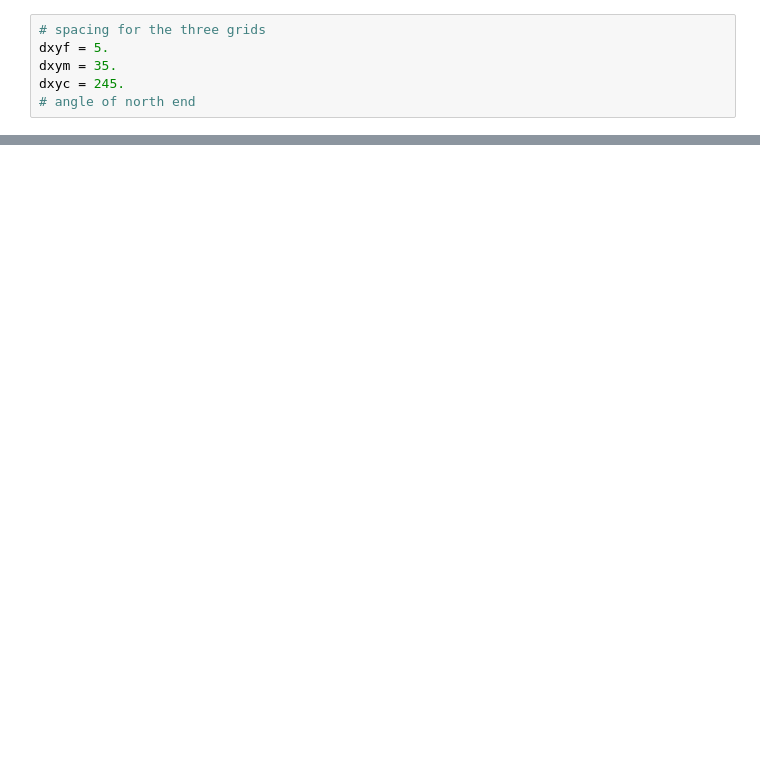
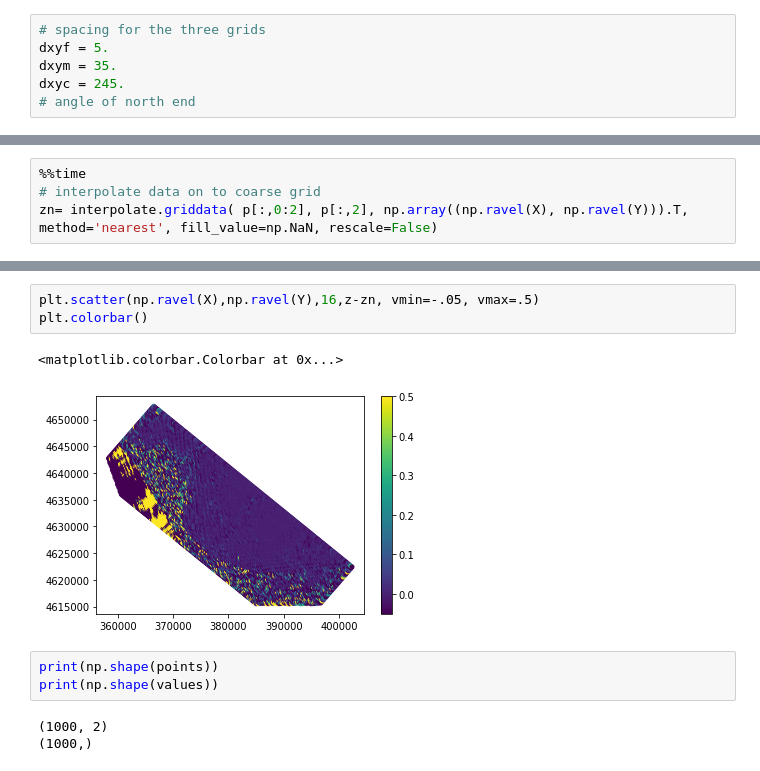
Before and after one commit to csherwood-usgs/CCBay, a Jupyter notebook: CCBay_grid_test.ipynb, the cells around one changed output, grey strips where cells are left out. Cells and saved outputs as stored; diff of their text form; blank space fills up the shorter version.

```diff
--- a/CCBay_grid_test.ipynb
+++ b/CCBay_grid_test.ipynb
@@ -141,0 +164,4 @@ plt.plot(X,Y,'.r')
+# %%
+%%time
+# interpolate data on to coarse grid
+zn= interpolate.griddata( p[:,0:2], p[:,2], np.array((np.ravel(X), np.ravel(Y))).T, method='nearest', fill_value=np.NaN, rescale=False)
@@ -162,0 +200,12 @@ ValueError: c of shape (2, 66, 190) not acceptable as a color sequence for x wit
+# %%
+plt.scatter(np.ravel(X),np.ravel(Y),16,z-zn, vmin=-.05, vmax=.5)
+plt.colorbar()
+# %% [output]
+<matplotlib.colorbar.Colorbar at 0x...>
+[figure, added]
+# %%
+print(np.shape(points))
+print(np.shape(values))
+# %% [output]
+(1000, 2)
+(1000,)
```
Also changed, not shown: parts of 13 cells of this notebook, 1 other file.
